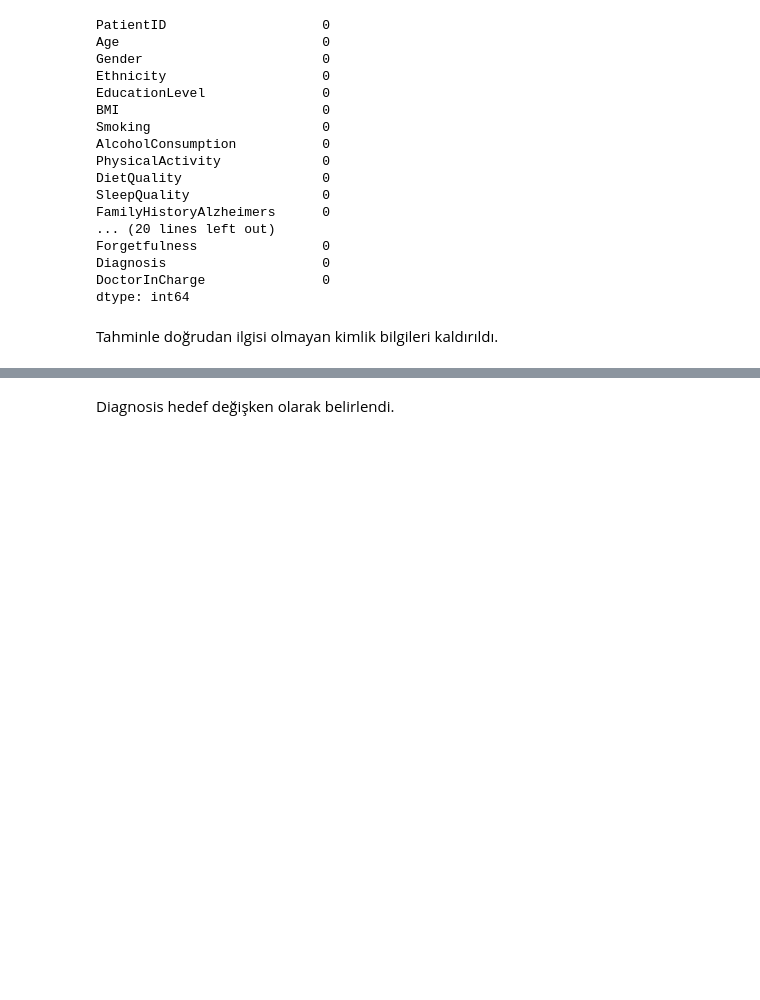
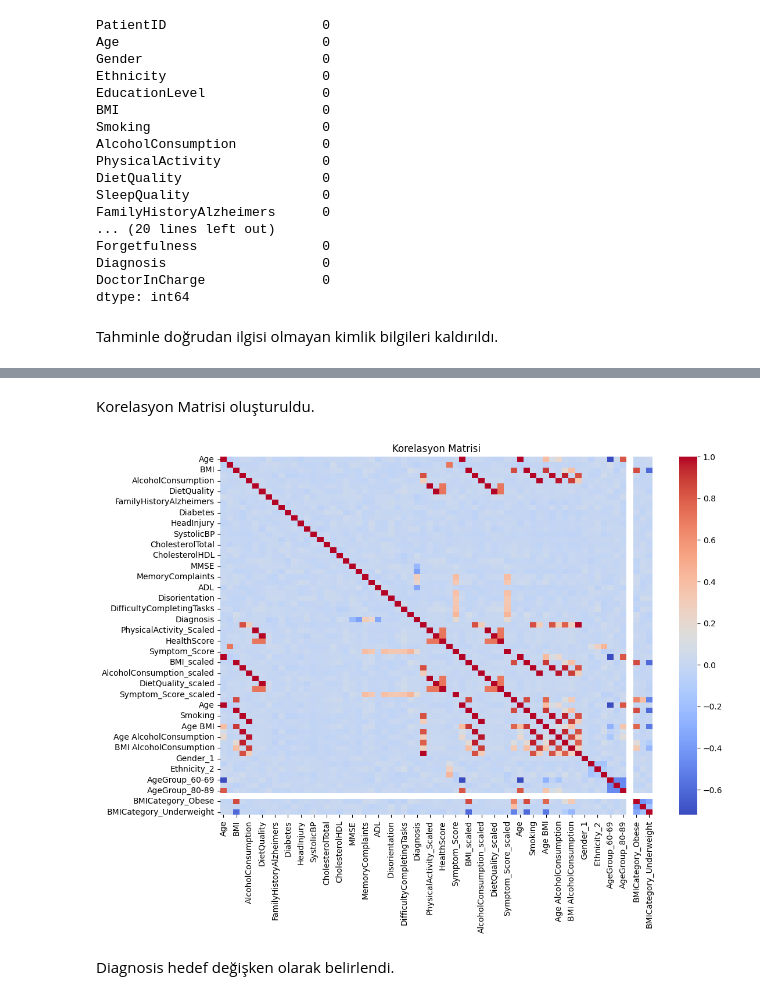
Before and after one commit to Melihylc/TAKIM-197, a Jupyter notebook: alzheimer.ipynb, the cells around one changed output, grey strips where cells are left out. Cells and saved outputs as stored; diff of their text form; code cells hidden in the pictures; blank space fills up the shorter version.

```diff
--- a/alzheimer.ipynb
+++ b/alzheimer.ipynb
@@ -72,3 +173,13 @@ df = df.dropna()
+# %% [markdown]
+ Korelasyon Matrisi oluşturuldu.
+# %%
+plt.figure(figsize=(12,8))
+corr = df.corr()
+sns.heatmap(corr, annot=False, cmap="coolwarm")
+plt.title("Korelasyon Matrisi")
+plt.show()
+# %% [output]
+[figure, added]
 # %% [markdown]
 Diagnosis hedef değişken olarak belirlendi.
 # %%
```
Also changed, not shown: parts of 35 cells of this notebook.
